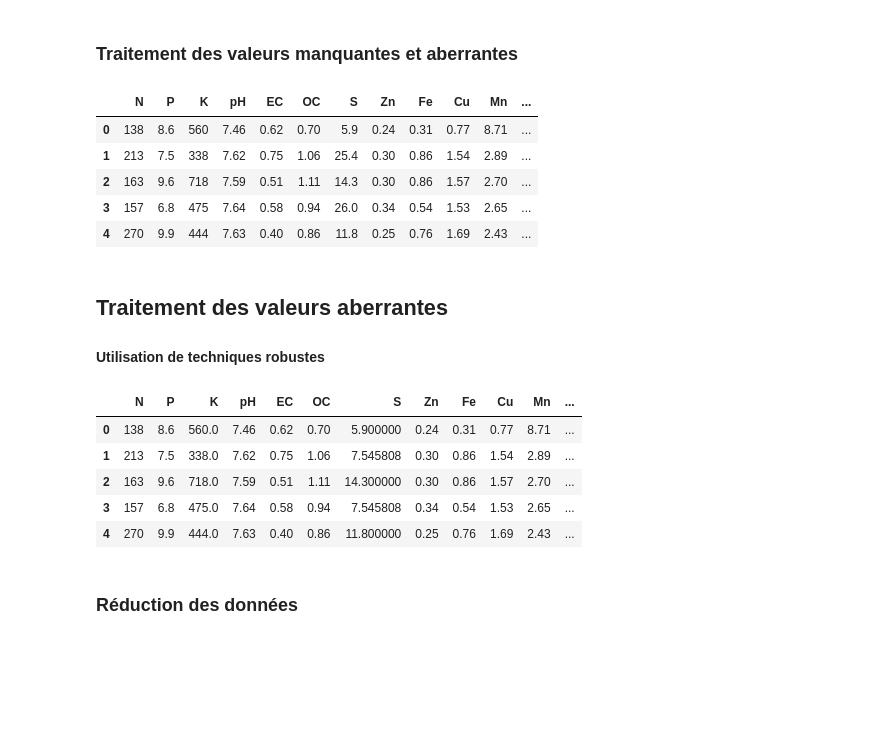
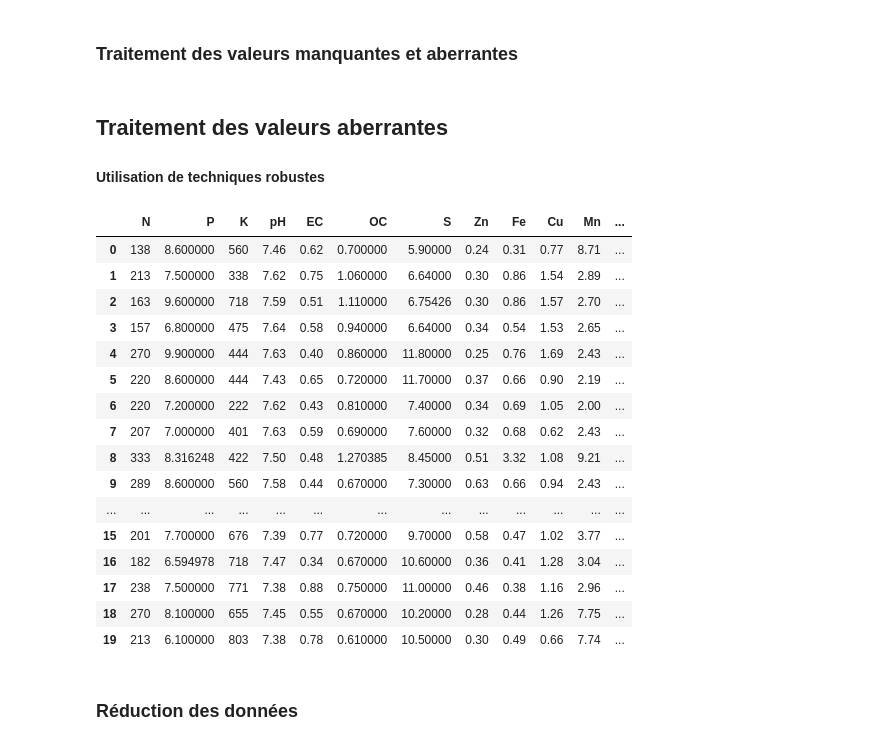
Before and after one commit to Rachid-Mek/data-mining, a Jupyter notebook: Notebooks/projet1_2.ipynb, the cells around one changed output. Saved outputs shown, nothing was run; the diff lists cells and outputs as text; code cells hidden in the pictures; blank space fills up the shorter version.

```diff
--- a/Notebooks/projet1_2.ipynb
+++ b/Notebooks/projet1_2.ipynb
@@ -167,14 +173,3 @@ Mesure_tendance_centrale
 <h1> 2. Prétraitement des données </h1>
 # %% [markdown]
 <h3>Traitement des valeurs manquantes et aberrantes </h3>
-# %%
-# Remplacer les valeurs manquantes par la moyenne de la colonne
-dataset.fillna(dataset.mean(), inplace=True)
-dataset.head()
-# %% [output]
-|  | N | P | K | pH | EC | OC | S | Zn | Fe | Cu | Mn | ... |
-| 0 | 138 | 8.6 | 560 | 7.46 | 0.62 | 0.70 | 5.9 | 0.24 | 0.31 | 0.77 | 8.71 | ... |
-| 1 | 213 | 7.5 | 338 | 7.62 | 0.75 | 1.06 | 25.4 | 0.30 | 0.86 | 1.54 | 2.89 | ... |
-| 2 | 163 | 9.6 | 718 | 7.59 | 0.51 | 1.11 | 14.3 | 0.30 | 0.86 | 1.57 | 2.70 | ... |
-| 3 | 157 | 6.8 | 475 | 7.64 | 0.58 | 0.94 | 26.0 | 0.34 | 0.54 | 1.53 | 2.65 | ... |
-| 4 | 270 | 9.9 | 444 | 7.63 | 0.40 | 0.86 | 11.8 | 0.25 | 0.76 | 1.69 | 2.43 | ... |
@@ -181,39 +220,3 @@ dataset.head()
 # %% [markdown]
 <h2>Traitement des valeurs aberrantes  </h2>
 <h4> Utilisation de techniques robustes </h4>
-# %%
-# Choix de la méthode de traitement des valeurs aberrantes
-# Utilisation de techniques robustes  : MAD (Median Absolute Deviation)
-def mad_based_outlier(data, threshold=3.5):
-    median = np.median(data)
-    mad = np.median(np.abs(data - median))
-    modified_z_scores = 0.6745 * (data - median) / mad
-    return np.abs(modified_z_scores) > threshold
-
-def handle_outliers(dataset, threshold=3.5, treatment_method='median'):
-    cleaned_data = dataset.copy()
-    for col in dataset.columns: # Loop through all columns in the dataset
-        if dataset[col].dtype != 'object':
-            outliers = mad_based_outlier(dataset[col], threshold=threshold)
-            if outliers.any():
-                if treatment_method == 'median':
-                    median_value = np.median(dataset[col])
-                    cleaned_data.loc[outliers, col] = median_value
-                elif treatment_method == 'mean':
-                    mean_value = np.mean(dataset[col])
-                    cleaned_data.loc[outliers, col] = mean_value
-                else:
-                    raise ValueError('Please select a valid treatment method.')
-    return cleaned_data
-
-# Threshold and treatment_method can be adjusted based on your specific dataset and context
-dataset = handle_outliers(dataset, threshold=3.5, treatment_method='mean')
-
-dataset.head()
-# %% [output]
-|  | N | P | K | pH | EC | OC | S | Zn | Fe | Cu | Mn | ... |
-| 0 | 138 | 8.6 | 560.0 | 7.46 | 0.62 | 0.70 | 5.900000 | 0.24 | 0.31 | 0.77 | 8.71 | ... |
-| 1 | 213 | 7.5 | 338.0 | 7.62 | 0.75 | 1.06 | 7.545808 | 0.30 | 0.86 | 1.54 | 2.89 | ... |
-| 2 | 163 | 9.6 | 718.0 | 7.59 | 0.51 | 1.11 | 14.300000 | 0.30 | 0.86 | 1.57 | 2.70 | ... |
-| 3 | 157 | 6.8 | 475.0 | 7.64 | 0.58 | 0.94 | 7.545808 | 0.34 | 0.54 | 1.53 | 2.65 | ... |
-| 4 | 270 | 9.9 | 444.0 | 7.63 | 0.40 | 0.86 | 11.800000 | 0.25 | 0.76 | 1.69 | 2.43 | ... |
@@ -220,3 +256,31 @@ dataset.head()
+# %%
+def Preprocessing():
+    dataset = load_data() # Load the dataset
+    # dataset = replace_missing_values(dataset, 'mean') # Replace missing values with the mean
+    dataset = predict_missing_values(dataset) # Replace missing values with the mean
+    dataset = Handle_outliers(dataset) # Handle outliers
+    return dataset
+
+dataset = Preprocessing()
+dataset.head(20)
+# %% [output]
+|  | N | P | K | pH | EC | OC | S | Zn | Fe | Cu | Mn | ... |
+| 0 | 138 | 8.600000 | 560 | 7.46 | 0.62 | 0.700000 | 5.90000 | 0.24 | 0.31 | 0.77 | 8.71 | ... |
+| 1 | 213 | 7.500000 | 338 | 7.62 | 0.75 | 1.060000 | 6.64000 | 0.30 | 0.86 | 1.54 | 2.89 | ... |
+| 2 | 163 | 9.600000 | 718 | 7.59 | 0.51 | 1.110000 | 6.75426 | 0.30 | 0.86 | 1.57 | 2.70 | ... |
+| 3 | 157 | 6.800000 | 475 | 7.64 | 0.58 | 0.940000 | 6.64000 | 0.34 | 0.54 | 1.53 | 2.65 | ... |
+| 4 | 270 | 9.900000 | 444 | 7.63 | 0.40 | 0.860000 | 11.80000 | 0.25 | 0.76 | 1.69 | 2.43 | ... |
+| 5 | 220 | 8.600000 | 444 | 7.43 | 0.65 | 0.720000 | 11.70000 | 0.37 | 0.66 | 0.90 | 2.19 | ... |
+| 6 | 220 | 7.200000 | 222 | 7.62 | 0.43 | 0.810000 | 7.40000 | 0.34 | 0.69 | 1.05 | 2.00 | ... |
+| 7 | 207 | 7.000000 | 401 | 7.63 | 0.59 | 0.690000 | 7.60000 | 0.32 | 0.68 | 0.62 | 2.43 | ... |
+| 8 | 333 | 8.316248 | 422 | 7.50 | 0.48 | 1.270385 | 8.45000 | 0.51 | 3.32 | 1.08 | 9.21 | ... |
+| 9 | 289 | 8.600000 | 560 | 7.58 | 0.44 | 0.670000 | 7.30000 | 0.63 | 0.66 | 0.94 | 2.43 | ... |
+| ... | ... | ... | ... | ... | ... | ... | ... | ... | ... | ... | ... | ... |
+| 15 | 201 | 7.700000 | 676 | 7.39 | 0.77 | 0.720000 | 9.70000 | 0.58 | 0.47 | 1.02 | 3.77 | ... |
+| 16 | 182 | 6.594978 | 718 | 7.47 | 0.34 | 0.670000 | 10.60000 | 0.36 | 0.41 | 1.28 | 3.04 | ... |
+| 17 | 238 | 7.500000 | 771 | 7.38 | 0.88 | 0.750000 | 11.00000 | 0.46 | 0.38 | 1.16 | 2.96 | ... |
+| 18 | 270 | 8.100000 | 655 | 7.45 | 0.55 | 0.670000 | 10.20000 | 0.28 | 0.44 | 1.26 | 7.75 | ... |
+| 19 | 213 | 6.100000 | 803 | 7.38 | 0.78 | 0.610000 | 10.50000 | 0.30 | 0.49 | 0.66 | 7.74 | ... |
 # %% [markdown]
 <h3> Réduction des données </h3>
 # %%
```
Also changed, not shown: parts of 31 cells of this notebook, 10 other files.
